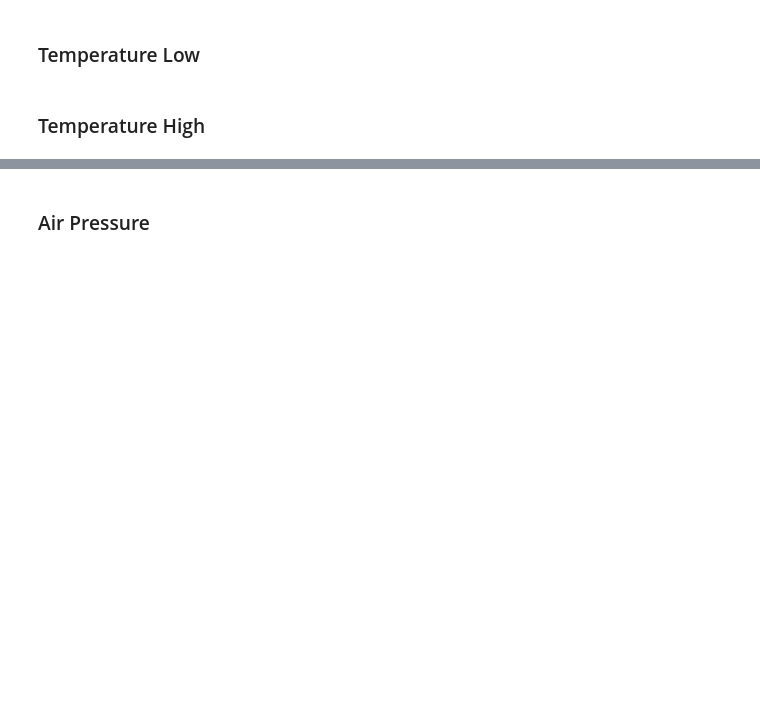
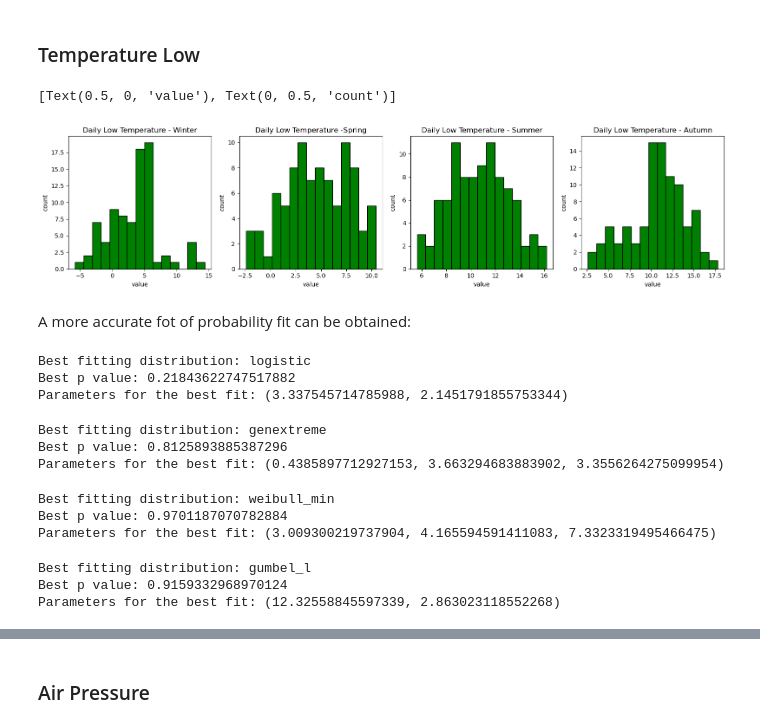
Before and after one commit to humphs078/ProgrammingforDataAnalysisAssignment_1, a Jupyter notebook: submission_notebook.ipynb, the cells around one changed output, grey strips where cells are left out. Drawn from its saved outputs; the diff is of its cells as text; code cells hidden in the pictures; blank space fills up the shorter version.

```diff
--- a/submission_notebook.ipynb
+++ b/submission_notebook.ipynb
@@ -938,4 +946,48 @@ Variables can then be defined to model datasets with the best fit distributions.
 # %% [markdown]
 ### Temperature Low <a id="temperature-low"></a>
-# %% [markdown]
-### Temperature High <a id="temperature-high"></a>
+# %%
+plt.rcParams["figure.figsize"] = [16, 4]
+plt.rcParams["figure.autolayout"] = True
+
+fig, axis = plt.subplots(1, 4)
+axis[0].hist(winter['temperature_range_low_celsius'], color = 'green', edgecolor = 'black', bins=15)
+axis[0].set_title("Daily Low Temperature - Winter")
+axis[0].set(xlabel='value', ylabel='count')
+axis[1].hist(spring['temperature_range_low_celsius'], color = 'green', edgecolor = 'black', bins=15)
+axis[1].set_title("Daily Low Temperature -Spring")
+axis[1].set(xlabel='value', ylabel='count')
+axis[2].hist(summer['temperature_range_low_celsius'], color = 'green', edgecolor = 'black', bins=15)
+axis[2].set_title("Daily Low Temperature - Summer")
+axis[2].set(xlabel='value', ylabel='count')
+axis[3].hist(autumn['temperature_range_low_celsius'], color = 'green', edgecolor = 'black', bins=15)
+axis[3].set_title("Daily Low Temperature - Autumn")
+axis[3].set(xlabel='value', ylabel='count')
+# %% [output]
+[Text(0.5, 0, 'value'), Text(0, 0.5, 'count')]
+[figure, added]
+# %% [markdown]
+A more accurate fot of probability fit can be obtained:
+# %%
+get_best_distribution(winter['temperature_range_low_celsius'])
+# %% [output]
+Best fitting distribution: logistic
+Best p value: 0.21843622747517882
+Parameters for the best fit: (3.337545714785988, 2.1451791855753344)
+# %%
+get_best_distribution(spring['temperature_range_low_celsius'])
+# %% [output]
+Best fitting distribution: genextreme
+Best p value: 0.8125893885387296
+Parameters for the best fit: (0.4385897712927153, 3.663294683883902, 3.3556264275099954)
+# %%
+get_best_distribution(summer['temperature_range_low_celsius'])
+# %% [output]
+Best fitting distribution: weibull_min
+Best p value: 0.9701187070782884
+Parameters for the best fit: (3.009300219737904, 4.165594591411083, 7.3323319495466475)
+# %%
+get_best_distribution(autumn['temperature_range_low_celsius'])
+# %% [output]
+Best fitting distribution: gumbel_l
+Best p value: 0.9159332968970124
+Parameters for the best fit: (12.32558845597339, 2.863023118552268)
```
Also changed, not shown: parts of 12 cells of this notebook.
